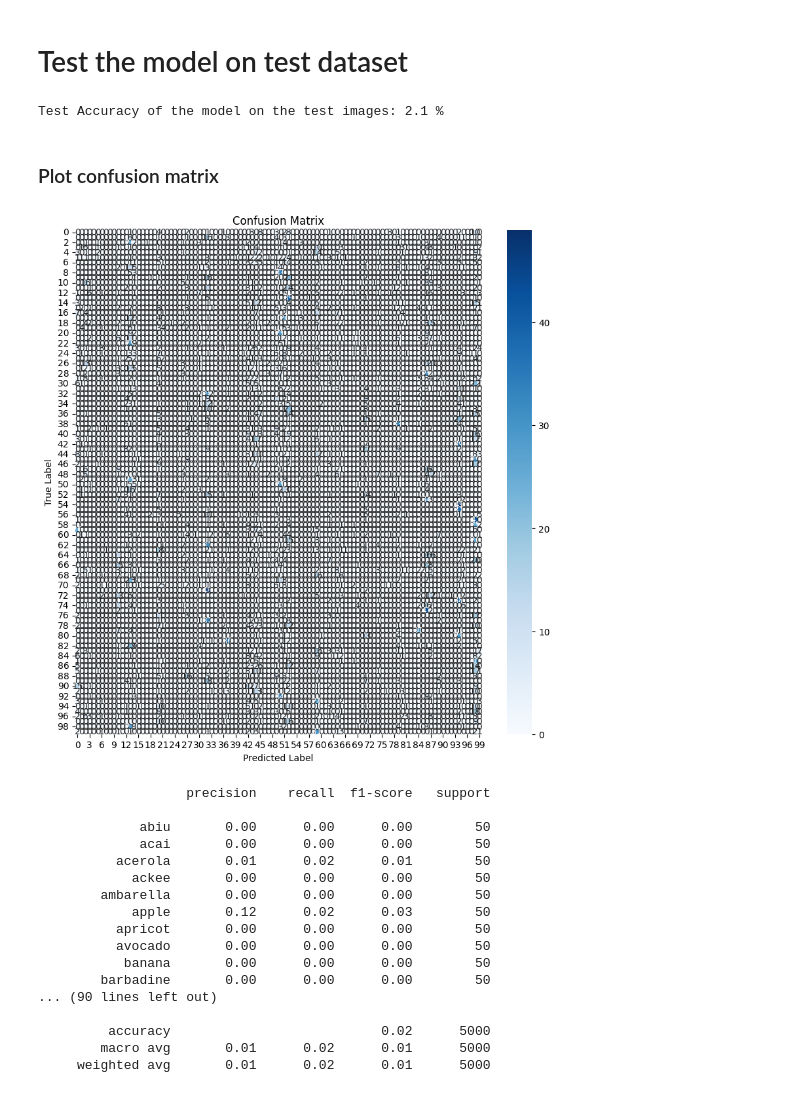
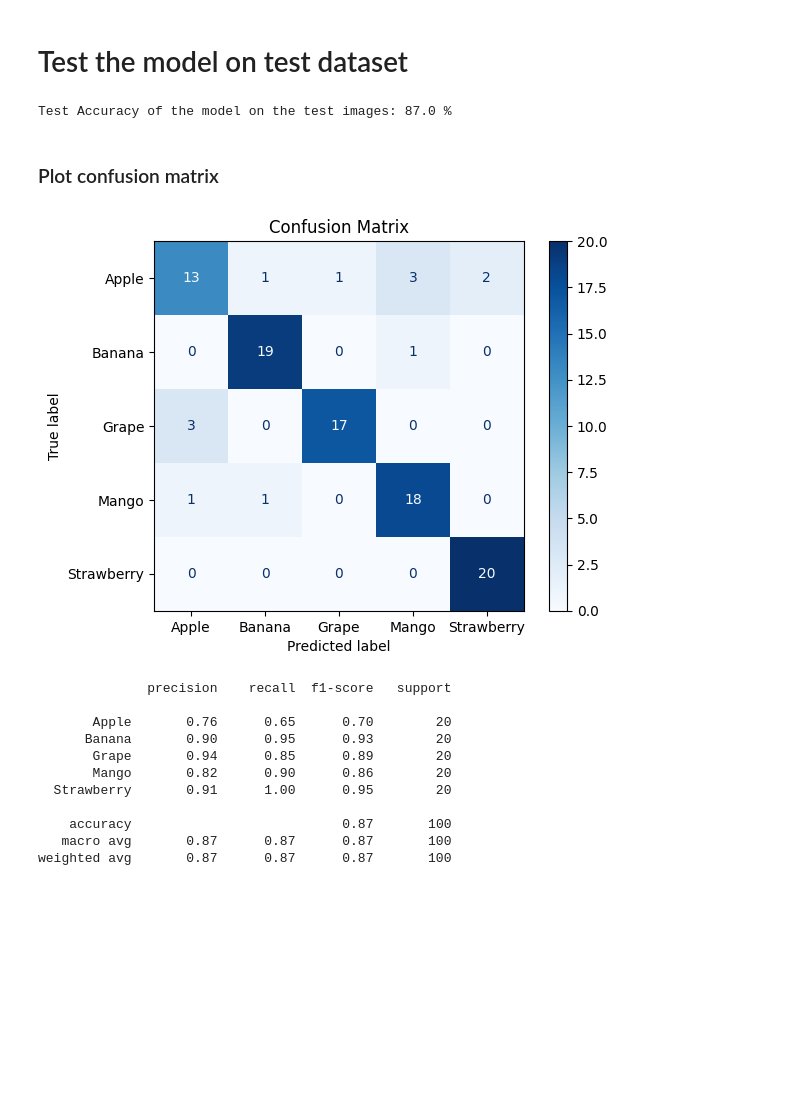
Before and after one commit to Kaspian24/FruitsRecognition, a Jupyter notebook: resnet50.ipynb, the cells around one changed output. Drawn from its saved outputs; the diff is of its cells as text; code cells hidden in the pictures; blank space fills up the shorter version.

Commit message:
Zmiana datasetu oraz działający resnet

```diff
--- a/resnet50.ipynb
+++ b/resnet50.ipynb
@@ -100,9 +108,11 @@ image_transforms = {
 # %%
 data = {
     'train': datasets.ImageFolder(root=train_dir, transform=image_transforms['train']),
-    'valid': datasets.ImageFolder(root=valid_dir, transform=image_transforms['valid'])
+    'valid': datasets.ImageFolder(root=valid_dir, transform=image_transforms['valid']),
+    'test': datasets.ImageFolder(test_dir, transform=image_transforms['test'])
 }
 
 print("Training data: ", len(data['train']))
 print("Validation data: ", len(data['valid']))
+print("Test data: ", len(data['test']))
 # %% [output]
@@ -113,5 +124,6 @@ BATCH_SIZE = 32
 
 train_loader = DataLoader(data['train'], batch_size = BATCH_SIZE, shuffle=True)
 valid_loader = DataLoader(data['valid'], batch_size = BATCH_SIZE, shuffle=True)
+test_loader = DataLoader(data['test'], batch_size=BATCH_SIZE, shuffle=True)
 # %% [markdown]
 # Loading pretrainded model
@@ -183,7 +190,7 @@ for epoch in range(num_epochs):
 
     # Training loop
     model.train()
-    for images, labels in train_loader:
+    for images, labels in tqdm(train_loader, desc=f"Training Epoch {epoch+1}/{num_epochs}"):
         images = images.to(device)
         labels = labels.to(device)
         optimizer.zero_grad()
@@ -192,19 +199,21 @@ for epoch in range(num_epochs):
         loss.backward()
         optimizer.step()
         train_loss += loss.item() * images.size(0)
-        train_loss /= len(train_loader.dataset)
-        train_losses.append(train_loss)
+
+    train_loss /= len(train_loader.dataset)
+    train_losses.append(train_loss)
 
         # Validation loop
     model.eval()
-    for images, labels in valid_loader:
+    for images, labels in tqdm(valid_loader, desc=f"Validation Epoch {epoch+1}/{num_epochs}"):
         images = images.to(device)
         labels = labels.to(device)
         outputs = model(images)
         loss = criterion(outputs, labels)
         valid_loss += loss.item() * images.size(0)
-        valid_loss /= len(valid_loader.dataset)
-        valid_losses.append(valid_loss)
+
+    valid_loss /= len(valid_loader.dataset)
+    valid_losses.append(valid_loss)
 
     # Print training and validation loss
     print(f'Epoch [{epoch + 1}/{num_epochs}], Train Loss: {train_loss:.4f}, Valid Loss: {valid_loss:.4f}')
@@ -217,23 +226,13 @@ Epoch [5/5], Train Loss: 0.0031, Valid Loss: 0.0061
 # %% [markdown]
 # Test the model on test dataset
 # %%
-test_transforms = transforms.Compose([
-    transforms.Resize((224,224)),
-    transforms.ToTensor(),
-    transforms.Normalize([0.5, 0.5, 0.5], [0.5, 0.5, 0.5])
-])
-
-test_data = datasets.ImageFolder(test_dir, transform=test_transforms)
-test_loader = DataLoader(test_data, batch_size=32, shuffle=True)
-
-
 model.eval()
 with torch.no_grad():
     correct = 0
     total = 0
     y_pred = []
     y_true = []
-    for images, labels in test_loader:
+    for images, labels in tqdm(test_loader, desc="Testing"):
         images = images.to(device)
         labels = labels.to(device)
         outputs = model(images)
@@ -244,37 +243,28 @@ with torch.no_grad():
         y_true.extend(labels.cpu().numpy())
     print('Test Accuracy of the model on the test images: {} %'.format(100 * correct / total))
 # %% [output]
-Test Accuracy of the model on the test images: 2.1 %
+Test Accuracy of the model on the test images: 87.0 %
 # %% [markdown]
 ### Plot confusion matrix
 # %%
-# Plot confusion matrix
+# Confusion matrix
 cm = confusion_matrix(y_true, y_pred)
-plt.figure(figsize=(10,10))
-sns.heatmap(cm, annot=True, fmt='d', cmap='Blues')
+disp = ConfusionMatrixDisplay(confusion_matrix=cm, display_labels=CLASS_NAMES)
+disp.plot(cmap=plt.cm.Blues)
 plt.title('Confusion Matrix')
-plt.ylabel('True Label')
-plt.xlabel('Predicted Label')
 plt.show()
 
-
 print(classification_report(y_true, y_pred, target_names=CLASS_NAMES))
 # %% [output]
-[figure, old version]
+[figure, new version]
-                   precision    recall  f1-score   support
+              precision    recall  f1-score   support
 
-             abiu       0.00      0.00      0.00        50
-             acai       0.00      0.00      0.00        50
-          acerola       0.01      0.02      0.01        50
-            ackee       0.00      0.00      0.00        50
-        ambarella       0.00      0.00      0.00        50
-            apple       0.12      0.02      0.03        50
-          apricot       0.00      0.00      0.00        50
-          avocado       0.00      0.00      0.00        50
-           banana       0.00      0.00      0.00        50
-        barbadine       0.00      0.00      0.00        50
-... (90 lines left out)
+       Apple       0.76      0.65      0.70        20
+      Banana       0.90      0.95      0.93        20
+       Grape       0.94      0.85      0.89        20
+       Mango       0.82      0.90      0.86        20
+  Strawberry       0.91      1.00      0.95        20
 
-         accuracy                           0.02      5000
-        macro avg       0.01      0.02      0.01      5000
-     weighted avg       0.01      0.02      0.01      5000
+    accuracy                           0.87       100
+   macro avg       0.87      0.87      0.87       100
+weighted avg       0.87      0.87      0.87       100
```
Also changed, not shown: parts of 12 cells of this notebook, 19 other files.
